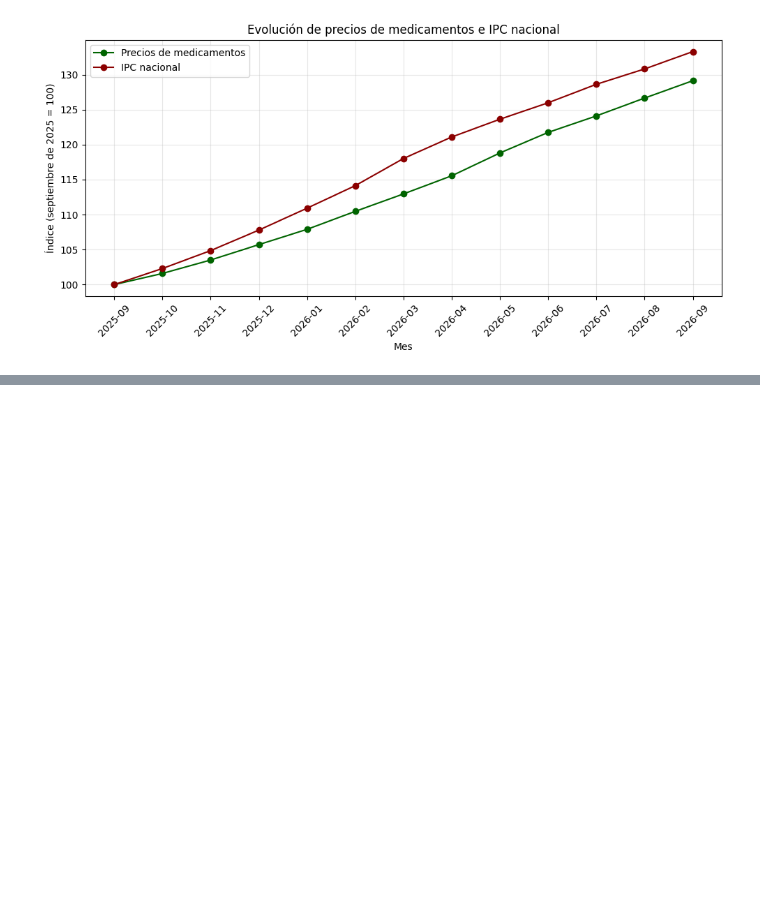
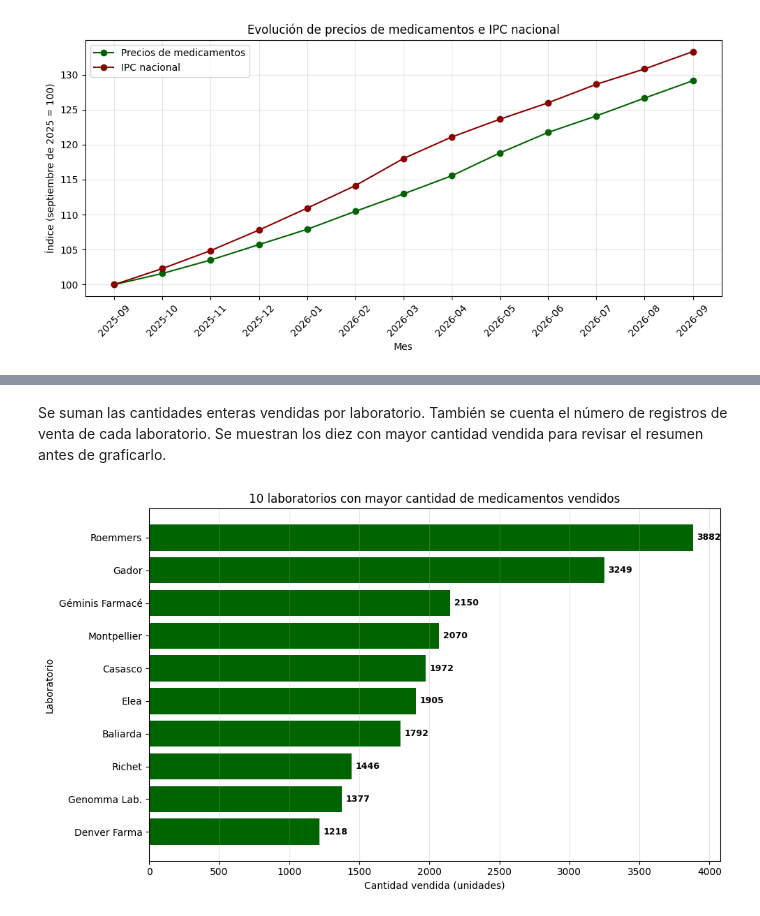
Before and after one commit to fjmv89/Trabajo-Practico-Grupal, a Jupyter notebook: Analisis.ipynb, the cells around one changed output, grey strips where cells are left out. Saved outputs shown, nothing was run; the diff lists cells and outputs as text; code cells hidden in the pictures; blank space fills up the shorter version.

```diff
--- a/Analisis.ipynb
+++ b/Analisis.ipynb
@@ -575,0 +743,13 @@ plt.show()
+# %%
+ventas_por_laboratorio = (
+    df_cajas_enteras
+    .groupby("NOM LABORATORIO", dropna=False)
+    .agg(
+        cantidad_vendida=("CANTIDAD_NUM", "sum"),
+        registros_venta=("NOM LABORATORIO", "size")
+    )
+    .sort_values("cantidad_vendida", ascending=False)
+)
+
+print("Cantidad de laboratorios:", len(ventas_por_laboratorio))
+display(ventas_por_laboratorio.head(10))
@@ -575,0 +770,40 @@ plt.show()
+# %% [markdown]
+Se suman las cantidades enteras vendidas por laboratorio. También se cuenta el número de registros de venta de cada laboratorio. Se muestran los diez con mayor cantidad vendida para revisar el resumen antes de graficarlo.
+# %%
+top_laboratorios = (
+    ventas_por_laboratorio
+    .head(10)
+    .sort_values("cantidad_vendida", ascending=False)
+)
+
+fig, ax = plt.subplots(figsize=(10, 6))
+
+barras = ax.barh(
+    top_laboratorios.index.astype(str),
+    top_laboratorios["cantidad_vendida"],
+    color="darkgreen"
+)
+
+ax.bar_label(
+    barras,
+    fmt="%.0f",
+    padding=4,
+    fontsize=9,
+    fontweight="bold"
+)
+
+ax.set_title("10 laboratorios con mayor cantidad de medicamentos vendidos")
+ax.set_xlabel("Cantidad vendida (unidades)")
+ax.set_ylabel("Laboratorio")
+ax.grid(axis="x", alpha=0.3)
+ax.invert_yaxis()
+
+plt.tight_layout()
+plt.savefig(
+    "cantidad_vendida_por_laboratorio_top10.png",
+    dpi=300,
+    bbox_inches="tight"
+)
+plt.show()
+# %% [output]
+[figure, added]
```
Also changed, not shown: parts of 11 cells of this notebook.
